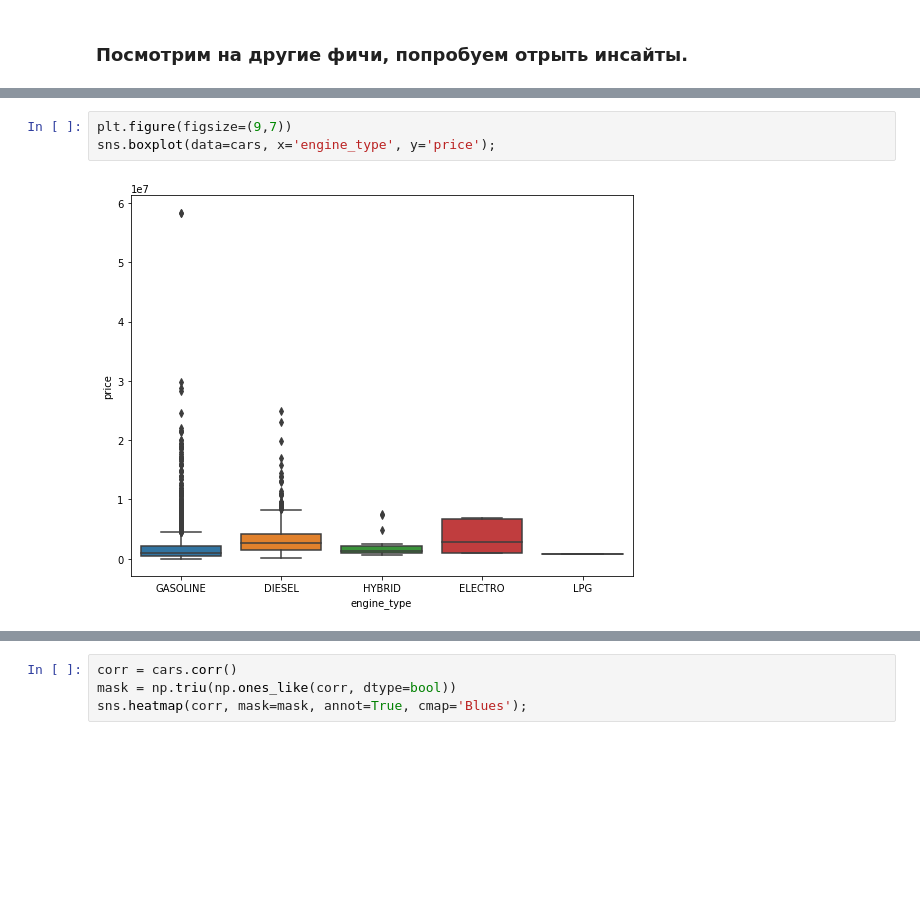
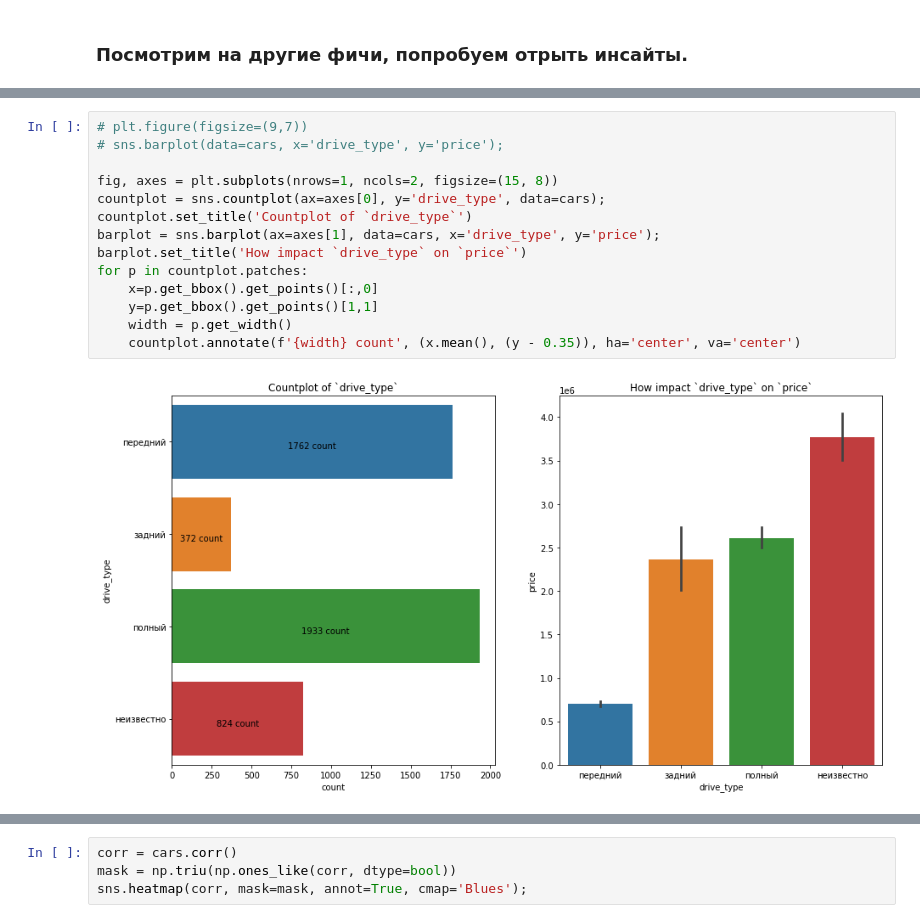
Before and after one commit to ArthurBodrov/autoru_analytics, a Jupyter notebook: Data Exploration.ipynb, the cells around one changed output, grey strips where cells are left out. Cells and saved outputs as stored; diff of their text form; blank space fills up the shorter version.

```diff
--- a/Data Exploration.ipynb
+++ b/Data Exploration.ipynb
@@ -119,5 +104,16 @@ sns.barplot(data=cars, x='engine_type', y='price');
-# %%
-plt.figure(figsize=(9,7))
-sns.boxplot(data=cars, x='engine_type', y='price');
-# %% [output]
-[figure, removed]
+# %%
+# plt.figure(figsize=(9,7))
+# sns.barplot(data=cars, x='drive_type', y='price');
+
+fig, axes = plt.subplots(nrows=1, ncols=2, figsize=(15, 8))
+countplot = sns.countplot(ax=axes[0], y='drive_type', data=cars);
+countplot.set_title('Countplot of `drive_type`')
+barplot = sns.barplot(ax=axes[1], data=cars, x='drive_type', y='price');
+barplot.set_title('How impact `drive_type` on `price`')
+for p in countplot.patches:
+    x=p.get_bbox().get_points()[:,0]
+    y=p.get_bbox().get_points()[1,1]
+    width = p.get_width()
+    countplot.annotate(f'{width} count', (x.mean(), (y - 0.35)), ha='center', va='center')
+# %% [output]
+[figure, added]
```
Also changed, not shown: parts of 10 cells of this notebook, 2 other files.
